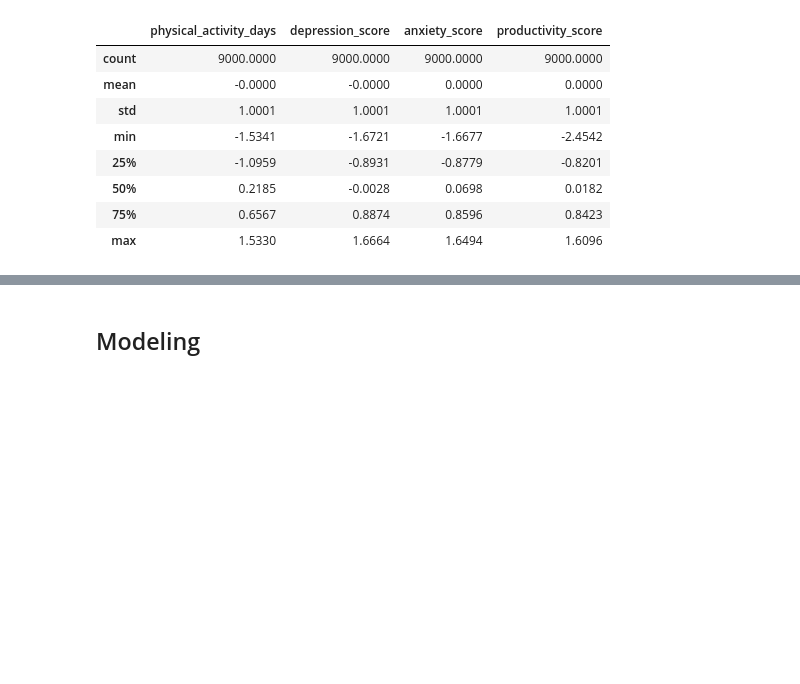
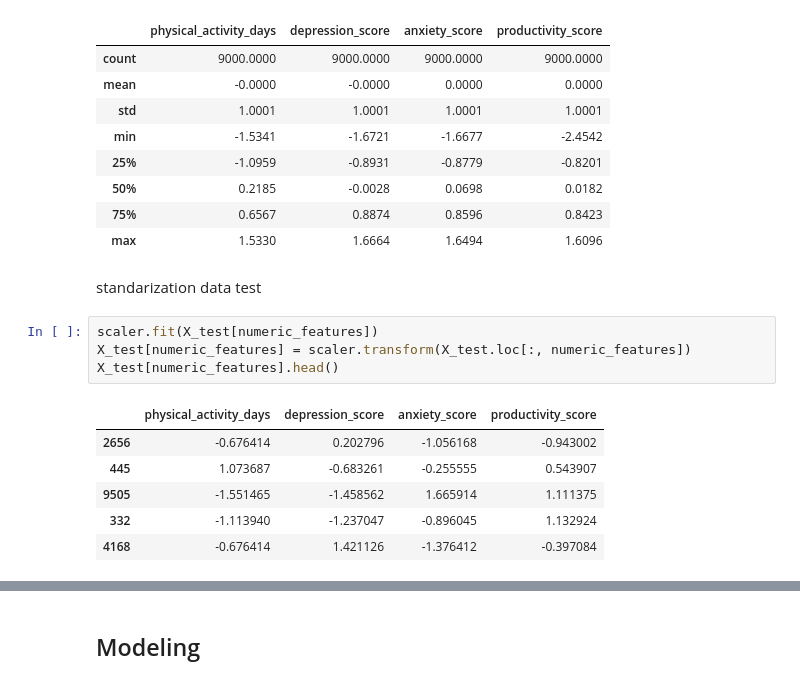
Before and after one commit to LarasSetyadita/Project-Pertama-Machine-Learning-Terapan-Predictive-Analytics, a Jupyter notebook: Predictive_analytics.ipynb, the cells around one changed output, grey strips where cells are left out. Drawn from its saved outputs; the diff is of its cells as text; blank space fills up the shorter version.

```diff
--- a/Predictive_analytics.ipynb
+++ b/Predictive_analytics.ipynb
@@ -448,3 +450,16 @@ X_train[numeric_features].describe().round(4)
 | 50% | 0.2185 | -0.0028 | 0.0698 | 0.0182 |
 | 75% | 0.6567 | 0.8874 | 0.8596 | 0.8423 |
 | max | 1.5330 | 1.6664 | 1.6494 | 1.6096 |
+# %% [markdown]
+standarization data test
+# %%
+scaler.fit(X_test[numeric_features])
+X_test[numeric_features] = scaler.transform(X_test.loc[:, numeric_features])
+X_test[numeric_features].head()
+# %% [output]
+|  | physical_activity_days | depression_score | anxiety_score | productivity_score |
+| 2656 | -0.676414 | 0.202796 | -1.056168 | -0.943002 |
+| 445 | 1.073687 | -0.683261 | -0.255555 | 0.543907 |
+| 9505 | -1.551465 | -1.458562 | 1.665914 | 1.111375 |
+| 332 | -1.113940 | -1.237047 | -0.896045 | 1.132924 |
+| 4168 | -0.676414 | 1.421126 | -1.376412 | -0.397084 |
```
Also changed, not shown: parts of 8 cells of this notebook, 1 other file.
